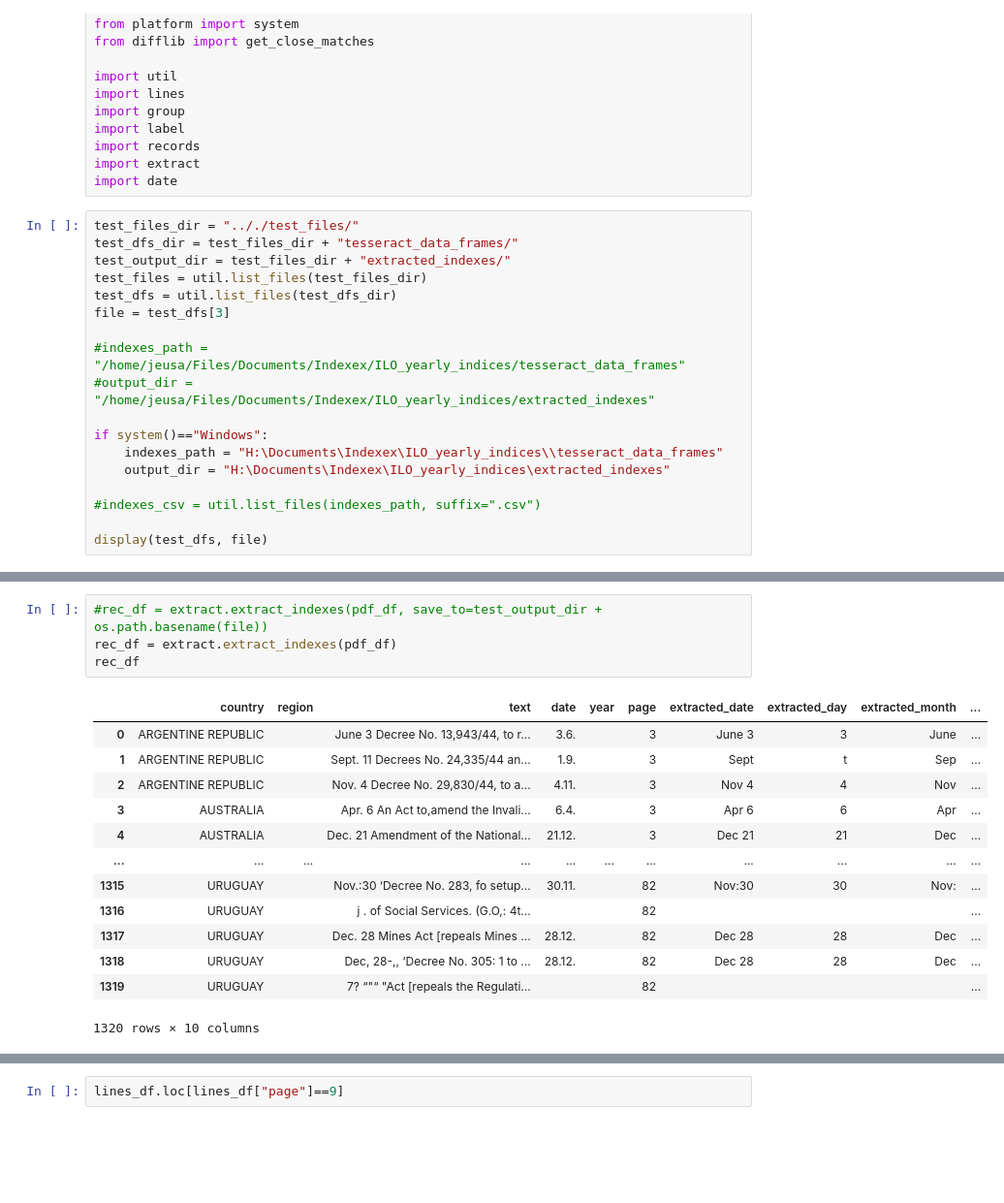
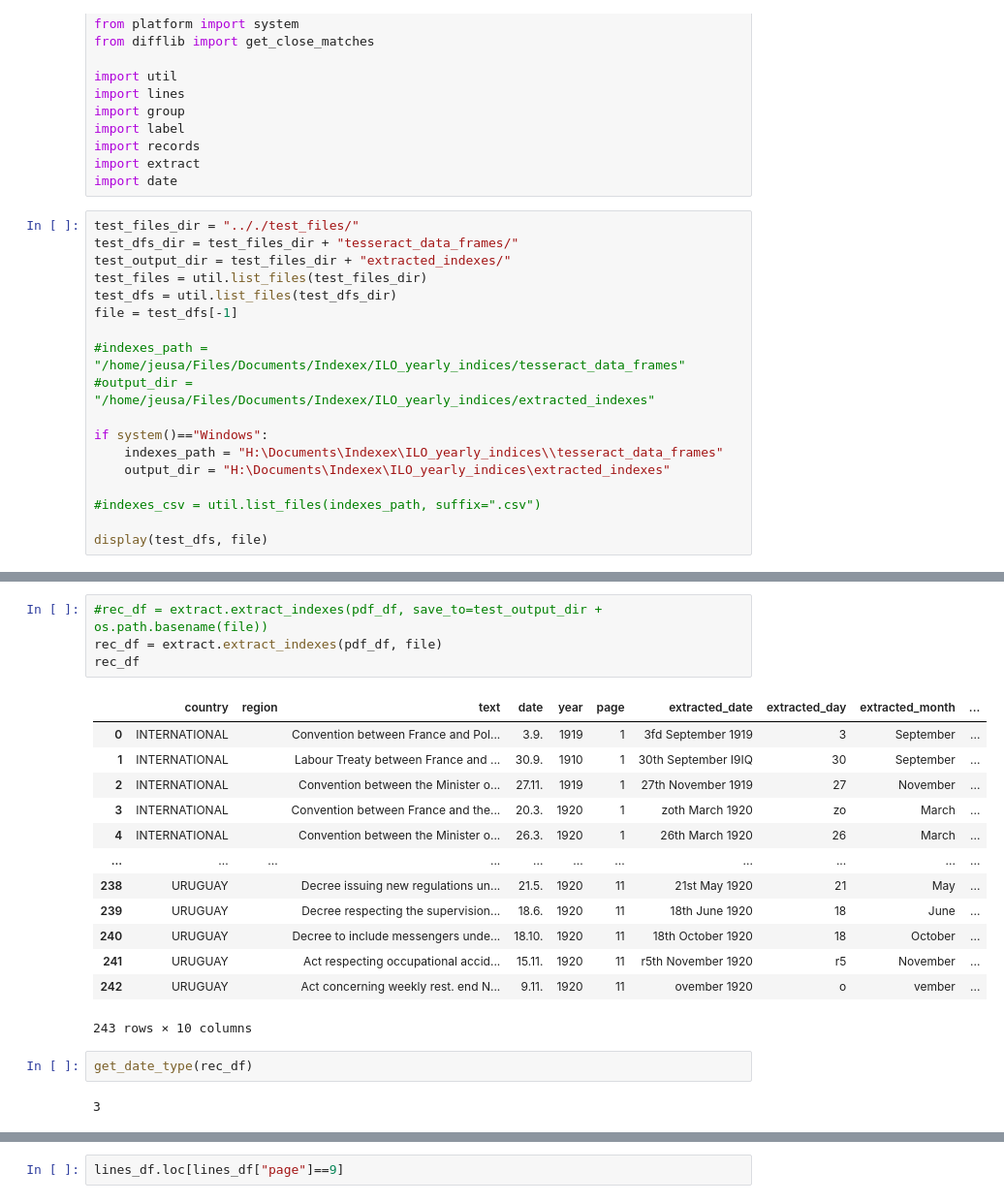
Before and after one commit to jeusa/indexex, a Jupyter notebook: code/index_extraction.ipynb, the cells around one changed output, grey strips where cells are left out. Shown at 97% size. Cells and saved outputs as stored; diff of their text form; blank space fills up the shorter version.

Commit message:
CHG: insertin of year for date_type=1

```diff
--- a/code/index_extraction.ipynb
+++ b/code/index_extraction.ipynb
@@ -29,7 +29,7 @@ test_dfs_dir = test_files_dir + "tesseract_data_frames/"
 test_output_dir = test_files_dir + "extracted_indexes/"
 test_files = util.list_files(test_files_dir)
 test_dfs = util.list_files(test_dfs_dir)
-file = test_dfs[3]
+file = test_dfs[-1]
 
 #indexes_path = "/home/jeusa/Files/Documents/Indexex/ILO_yearly_indices/tesseract_data_frames"
 #output_dir = "/home/jeusa/Files/Documents/Indexex/ILO_yearly_indices/extracted_indexes"
@@ -74,18 +74,22 @@ lines_df
 # %%
 #rec_df = extract.extract_indexes(pdf_df, save_to=test_output_dir + os.path.basename(file))
-rec_df = extract.extract_indexes(pdf_df)
+rec_df = extract.extract_indexes(pdf_df, file)
 rec_df
 # %% [output]
 |  | country | region | text | date | year | page | extracted_date | extracted_day | extracted_month | ... |
-| 0 | ARGENTINE REPUBLIC |  | June 3 Decree No. 13,943/44, to r... | 3.6. |  | 3 | June 3 | 3 | June | ... |
-| 1 | ARGENTINE REPUBLIC |  | Sept. 11 Decrees No. 24,335/44 an... | 1.9. |  | 3 | Sept | t | Sep | ... |
-| 2 | ARGENTINE REPUBLIC |  | Nov. 4 Decree No. 29,830/44, to a... | 4.11. |  | 3 | Nov 4 | 4 | Nov | ... |
-| 3 | AUSTRALIA |  | Apr. 6 An Act to,amend the Invali... | 6.4. |  | 3 | Apr 6 | 6 | Apr | ... |
-| 4 | AUSTRALIA |  | Dec. 21 Amendment of the National... | 21.12. |  | 3 | Dec 21 | 21 | Dec | ... |
+| 0 | INTERNATIONAL |  | Convention between France and Pol... | 3.9. | 1919 | 1 | 3fd September 1919 | 3 | September | ... |
+| 1 | INTERNATIONAL |  | Labour Treaty between France and ... | 30.9. | 1910 | 1 | 30th September I9IQ | 30 | September | ... |
+| 2 | INTERNATIONAL |  | Convention between the Minister o... | 27.11. | 1919 | 1 | 27th November 1919 | 27 | November | ... |
+| 3 | INTERNATIONAL |  | Convention between France and the... | 20.3. | 1920 | 1 | zoth March 1920 | zo | March | ... |
+| 4 | INTERNATIONAL |  | Convention between the Minister o... | 26.3. | 1920 | 1 | 26th March 1920 | 26 | March | ... |
 | ... | ... | ... | ... | ... | ... | ... | ... | ... | ... | ... |
-| 1315 | URUGUAY |  | Nov.:30 ‘Decree No. 283, fo setup... | 30.11. |  | 82 | Nov:30 | 30 | Nov: | ... |
-| 1316 | URUGUAY |  | j . of Social Services. (G.O,: 4t... |  |  | 82 |  |  |  | ... |
-| 1317 | URUGUAY |  | Dec. 28 Mines Act [repeals Mines ... | 28.12. |  | 82 | Dec 28 | 28 | Dec | ... |
-| 1318 | URUGUAY |  | Dec, 28-,, ‘Decree No. 305: 1 to ... | 28.12. |  | 82 | Dec 28 | 28 | Dec | ... |
-| 1319 | URUGUAY |  | 7? “"“ "Act [repeals the Regulati... |  |  | 82 |  |  |  | ... |
+| 238 | URUGUAY |  | Decree issuing new regulations un... | 21.5. | 1920 | 11 | 21st May 1920 | 21 | May | ... |
+| 239 | URUGUAY |  | Decree respecting the supervision... | 18.6. | 1920 | 11 | 18th June 1920 | 18 | June | ... |
+| 240 | URUGUAY |  | Decree to include messengers unde... | 18.10. | 1920 | 11 | 18th October 1920 | 18 | October | ... |
+| 241 | URUGUAY |  | Act respecting occupational accid... | 15.11. | 1920 | 11 | r5th November 1920 | r5 | November | ... |
+| 242 | URUGUAY |  | Act concerning weekly rest. end N... | 9.11. | 1920 | 11 | ovember 1920 | o | vember | ... |
-1320 rows × 10 columns
+243 rows × 10 columns
+# %%
+get_date_type(rec_df)
+# %% [output]
+3
```
Also changed, not shown: parts of 3 cells of this notebook, 2 other files.
